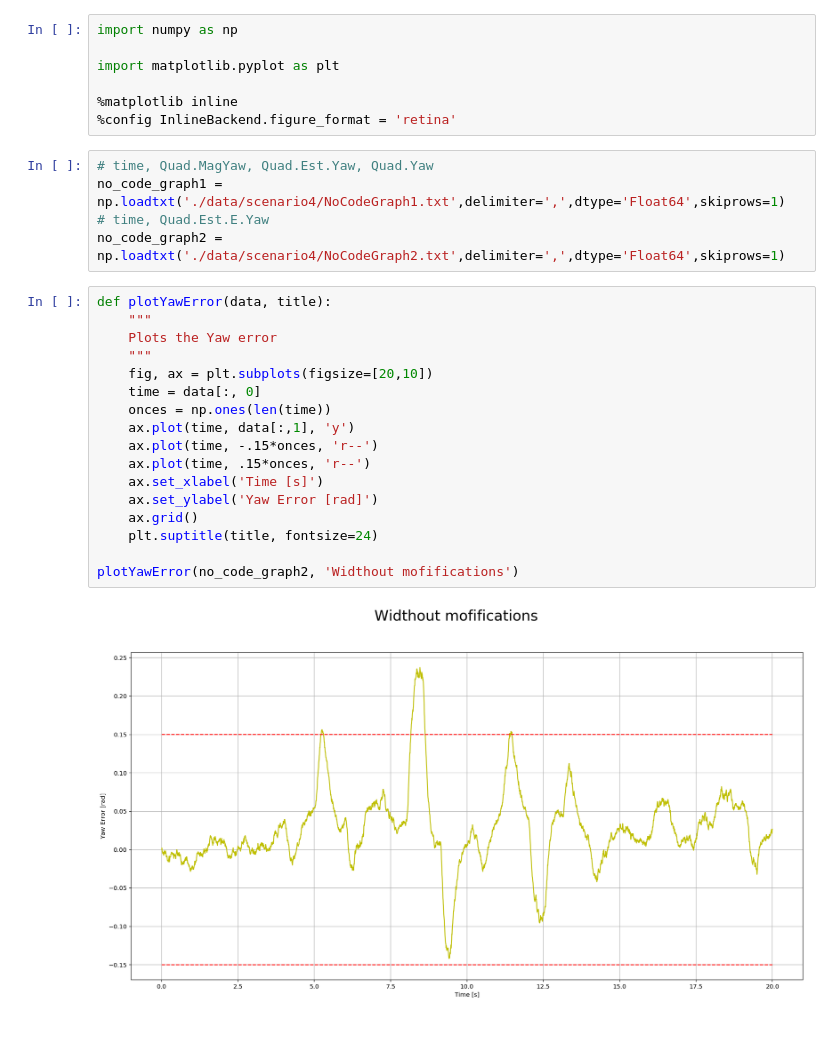
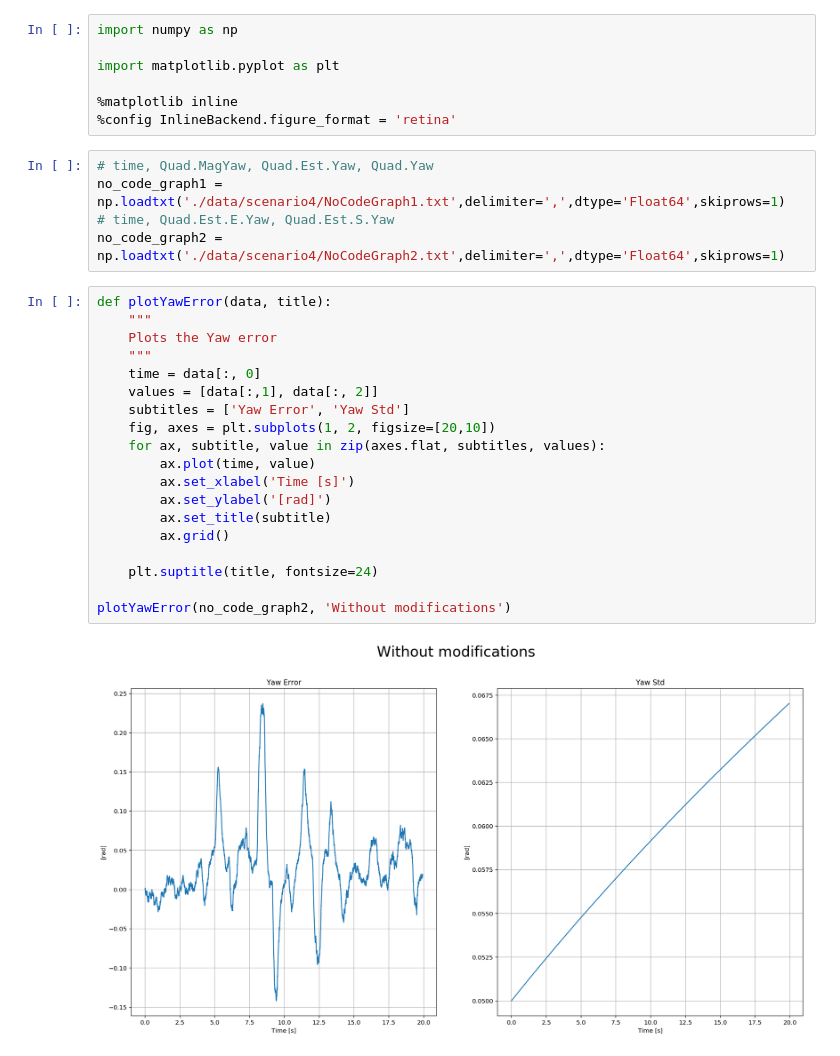
Before and after one commit to darienmt/FCND-Term1-P4-3D-Estimation, a Jupyter notebook: visualizations/Step 4 Magnetometer Update.ipynb, the cells around one changed output. Drawn from its saved outputs; the diff is of its cells as text.

```diff
--- a/visualizations/Step 4 Magnetometer Update.ipynb
+++ b/visualizations/Step 4 Magnetometer Update.ipynb
@@ -8,24 +8,26 @@ import matplotlib.pyplot as plt
 # %%
 # time, Quad.MagYaw, Quad.Est.Yaw, Quad.Yaw
 no_code_graph1 = np.loadtxt('./data/scenario4/NoCodeGraph1.txt',delimiter=',',dtype='Float64',skiprows=1)
-# time, Quad.Est.E.Yaw
+# time, Quad.Est.E.Yaw, Quad.Est.S.Yaw
 no_code_graph2 = np.loadtxt('./data/scenario4/NoCodeGraph2.txt',delimiter=',',dtype='Float64',skiprows=1)
 # %%
 def plotYawError(data, title):
     """
     Plots the Yaw error
     """
-    fig, ax = plt.subplots(figsize=[20,10])
     time = data[:, 0]
-    onces = np.ones(len(time))
-    ax.plot(time, data[:,1], 'y')
-    ax.plot(time, -.15*onces, 'r--')
-    ax.plot(time, .15*onces, 'r--')
-    ax.set_xlabel('Time [s]')
-    ax.set_ylabel('Yaw Error [rad]')
-    ax.grid()
+    values = [data[:,1], data[:, 2]]
+    subtitles = ['Yaw Error', 'Yaw Std']
+    fig, axes = plt.subplots(1, 2, figsize=[20,10])
+    for ax, subtitle, value in zip(axes.flat, subtitles, values):
+        ax.plot(time, value)
+        ax.set_xlabel('Time [s]')
+        ax.set_ylabel('[rad]')
+        ax.set_title(subtitle)
+        ax.grid()
+
     plt.suptitle(title, fontsize=24)
 
-plotYawError(no_code_graph2, 'Widthout mofifications')
+plotYawError(no_code_graph2, 'Without modifications')
 # %% [output]
-[figure, old version]
+[figure, new version]
```
Also changed, not shown: parts of 1 cell of this notebook, 7 other files.
